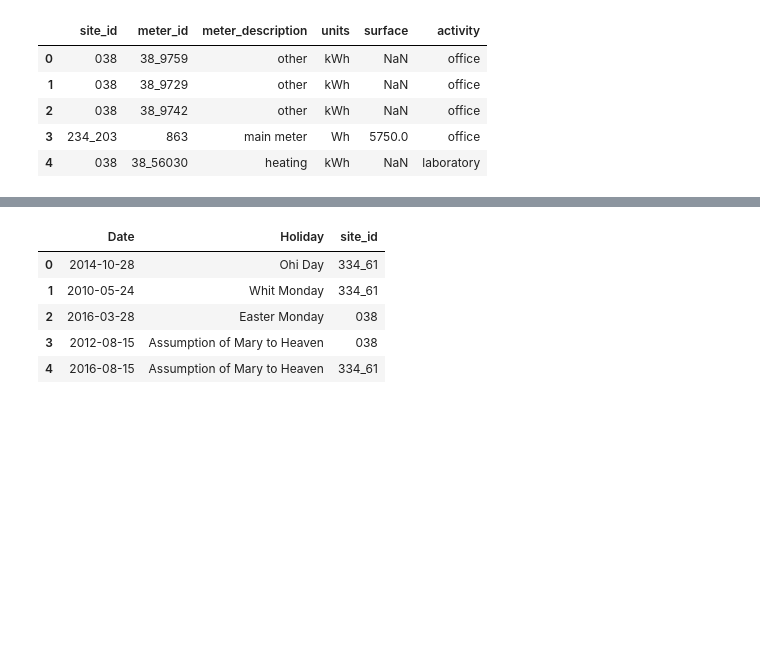
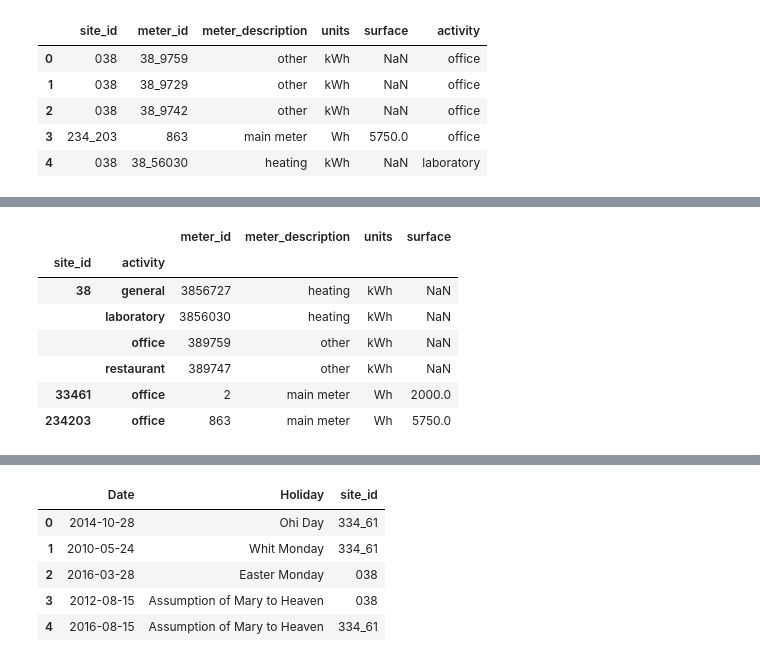
Before and after one commit to dgander000/DSND-Project-1, a Jupyter notebook: DSND-Project-1.ipynb, the cells around one changed output, grey strips where cells are left out. Saved outputs shown, nothing was run; the diff lists cells and outputs as text; code cells hidden in the pictures; blank space fills up the shorter version.

```diff
--- a/DSND-Project-1.ipynb
+++ b/DSND-Project-1.ipynb
@@ -121,0 +176,11 @@ Number of rows: 187 Number of columns: 1
+# %%
+df_metadata.groupby(['site_id','activity']).first()
+# %% [output]
+|  |  | meter_id | meter_description | units | surface |
+| site_id | activity |  |  |  |  |
+| 38 | general | 3856727 | heating | kWh | NaN |
+|  | laboratory | 3856030 | heating | kWh | NaN |
+|  | office | 389759 | other | kWh | NaN |
+|  | restaurant | 389747 | other | kWh | NaN |
+| 33461 | office | 2 | main meter | Wh | 2000.0 |
+| 234203 | office | 863 | main meter | Wh | 5750.0 |
```
Also changed, not shown: parts of 49 cells of this notebook.
